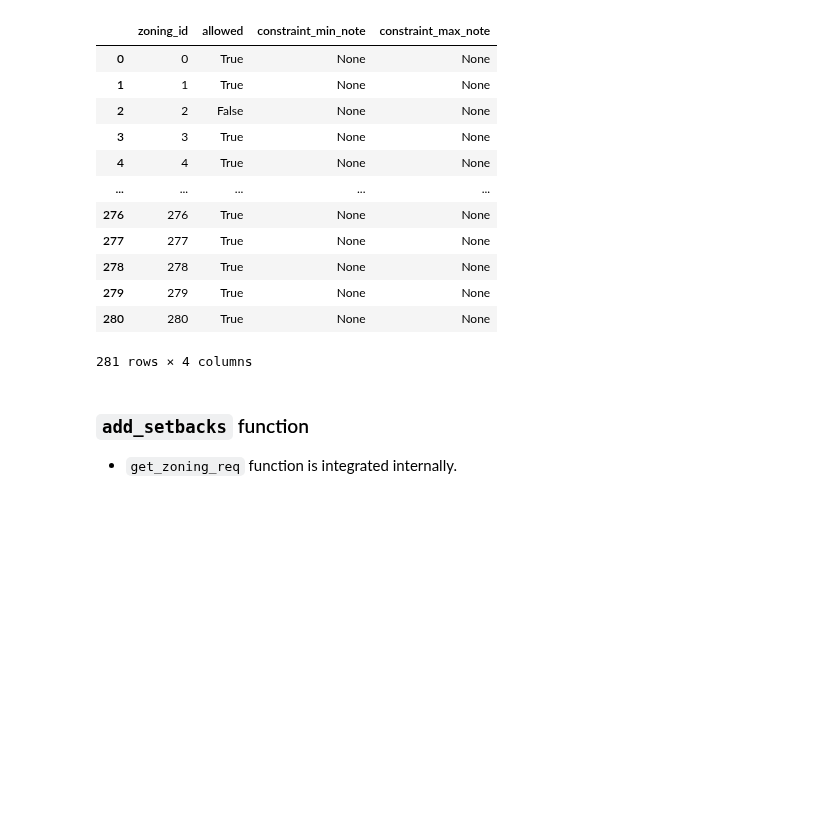
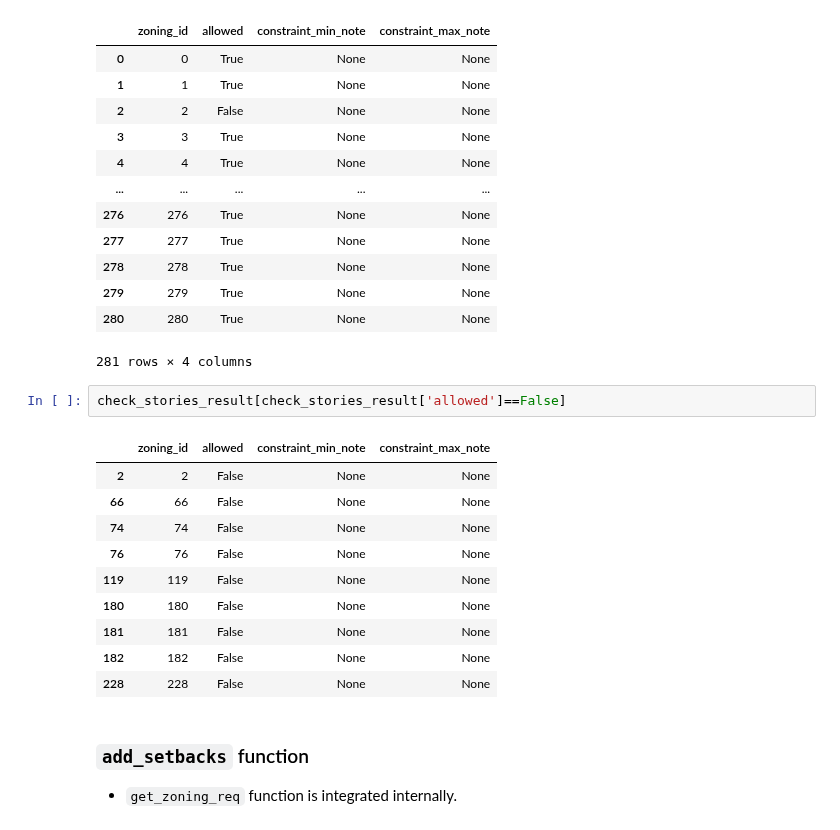
Before and after one commit to HOUPU1993/tidyzoning, a Jupyter notebook: test.ipynb, the cells around one changed output. Drawn from its saved outputs; the diff is of its cells as text; blank space fills up the shorter version.

```diff
--- a/test.ipynb
+++ b/test.ipynb
@@ -680,6 +584,19 @@ check_stories_result
 | 279 | 279 | True | None | None |
 | 280 | 280 | True | None | None |
 281 rows × 4 columns
+# %%
+check_stories_result[check_stories_result['allowed']==False]
+# %% [output]
+|  | zoning_id | allowed | constraint_min_note | constraint_max_note |
+| 2 | 2 | False | None | None |
+| 66 | 66 | False | None | None |
+| 74 | 74 | False | None | None |
+| 76 | 76 | False | None | None |
+| 119 | 119 | False | None | None |
+| 180 | 180 | False | None | None |
+| 181 | 181 | False | None | None |
+| 182 | 182 | False | None | None |
+| 228 | 228 | False | None | None |
 # %% [markdown]
 ### `add_setbacks` function
 - `get_zoning_req` function is integrated internally.
```
Also changed, not shown: parts of 14 cells of this notebook, 7 other files.
